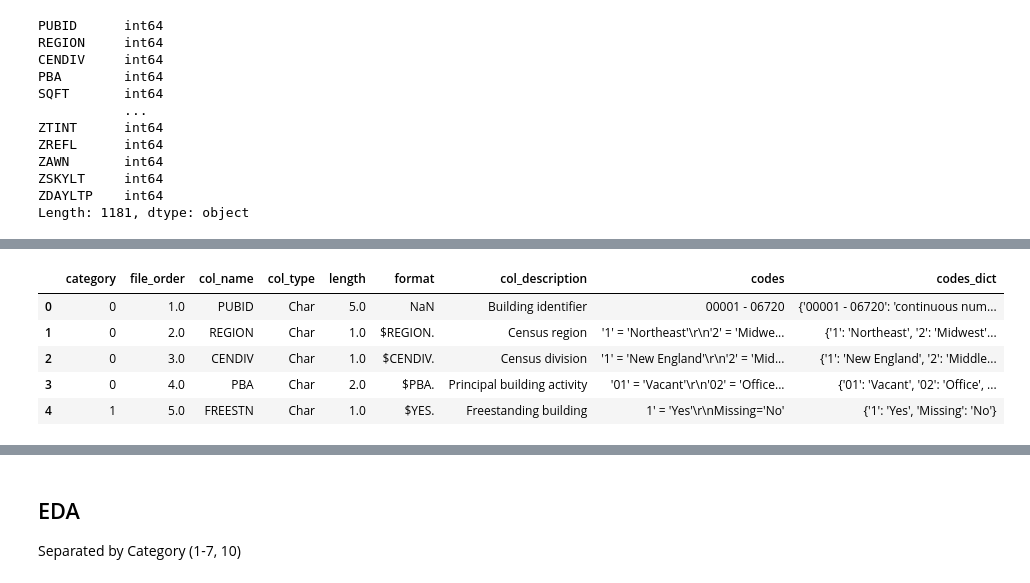
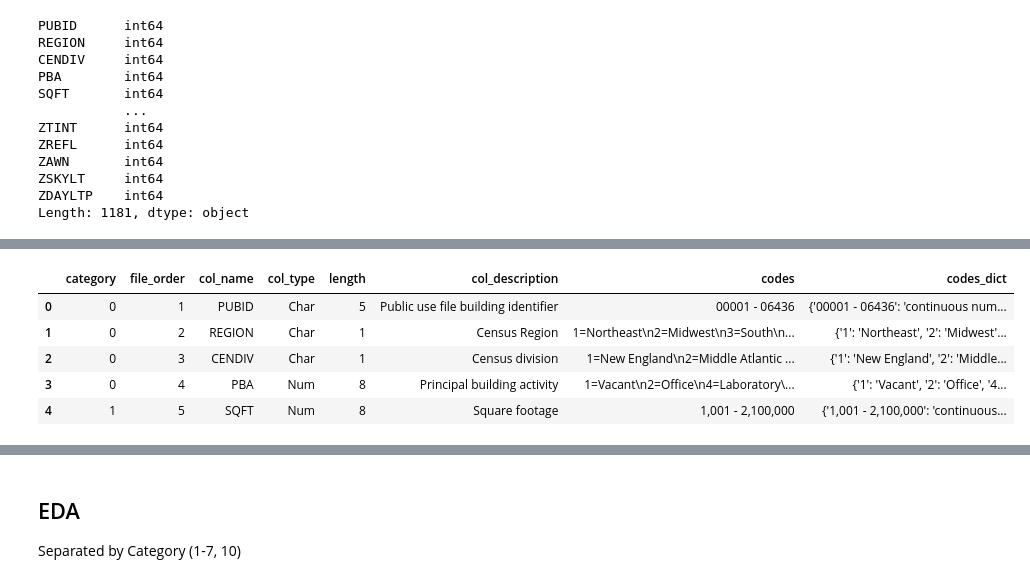
Before and after one commit to oostendo/2022-SI699-011, a Jupyter notebook: eva_and_sam/EDA_cbecs2018.ipynb, the cells around one changed output, grey strips where cells are left out. Cells and saved outputs as stored; diff of their text form; code cells hidden in the pictures.

```diff
--- a/eva_and_sam/EDA_cbecs2018.ipynb
+++ b/eva_and_sam/EDA_cbecs2018.ipynb
@@ -36,15 +36,14 @@ df.sample(5)
 5 rows × 1181 columns
 # %%
-# CONTINUE HERE ONCE 2018 CODEBOOK IS FINISHED
-df_codebook = pd.read_csv('2012cbecs_codebook_wDicts.csv')
+df_codebook = pd.read_csv('2018cbecs_codebook_wDicts.csv')
 df_codebook.head()
 # %% [output]
-|  | category | file_order | col_name | col_type | length | format | col_description | codes | codes_dict |
-| 0 | 0 | 1.0 | PUBID | Char | 5.0 | NaN | Building identifier | 00001 - 06720 | {'00001 - 06720': 'continuous num... |
-| 1 | 0 | 2.0 | REGION | Char | 1.0 | $REGION. | Census region | '1' = 'Northeast'\r\n'2' = 'Midwe... | {'1': 'Northeast', '2': 'Midwest'... |
-| 2 | 0 | 3.0 | CENDIV | Char | 1.0 | $CENDIV. | Census division | '1' = 'New England'\r\n'2' = 'Mid... | {'1': 'New England', '2': 'Middle... |
-| 3 | 0 | 4.0 | PBA | Char | 2.0 | $PBA. | Principal building activity | '01' = 'Vacant'\r\n'02' = 'Office... | {'01': 'Vacant', '02': 'Office', ... |
-| 4 | 1 | 5.0 | FREESTN | Char | 1.0 | $YES. | Freestanding building | 1' = 'Yes'\r\nMissing='No' | {'1': 'Yes', 'Missing': 'No'} |
+|  | category | file_order | col_name | col_type | length | col_description | codes | codes_dict |
+| 0 | 0 | 1 | PUBID | Char | 5 | Public use file building identifier | 00001 - 06436 | {'00001 - 06436': 'continuous num... |
+| 1 | 0 | 2 | REGION | Char | 1 | Census Region | 1=Northeast\n2=Midwest\n3=South\n... | {'1': 'Northeast', '2': 'Midwest'... |
+| 2 | 0 | 3 | CENDIV | Char | 1 | Census division | 1=New England\n2=Middle Atlantic ... | {'1': 'New England', '2': 'Middle... |
+| 3 | 0 | 4 | PBA | Num | 8 | Principal building activity | 1=Vacant\n2=Office\n4=Laboratory\... | {'1': 'Vacant', '2': 'Office', '4... |
+| 4 | 1 | 5 | SQFT | Num | 8 | Square footage | 1,001 - 2,100,000 | {'1,001 - 2,100,000': 'continuous... |
 # %%
 df_codebook.head(25)
 # %% [output]
```
Also changed, not shown: parts of 7 cells of this notebook.
